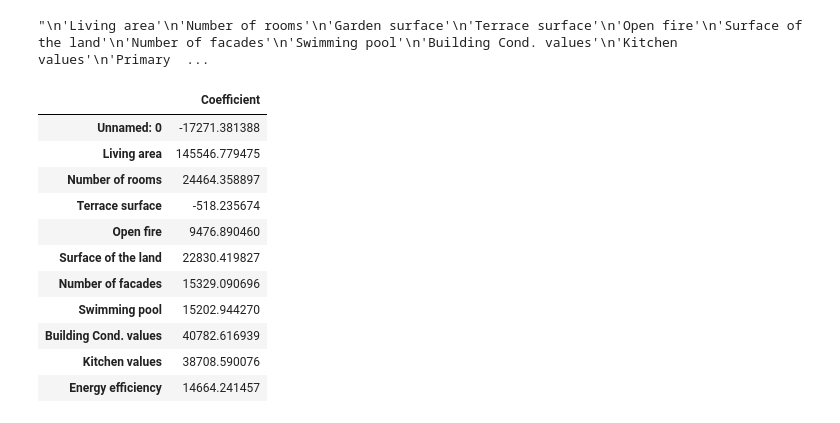
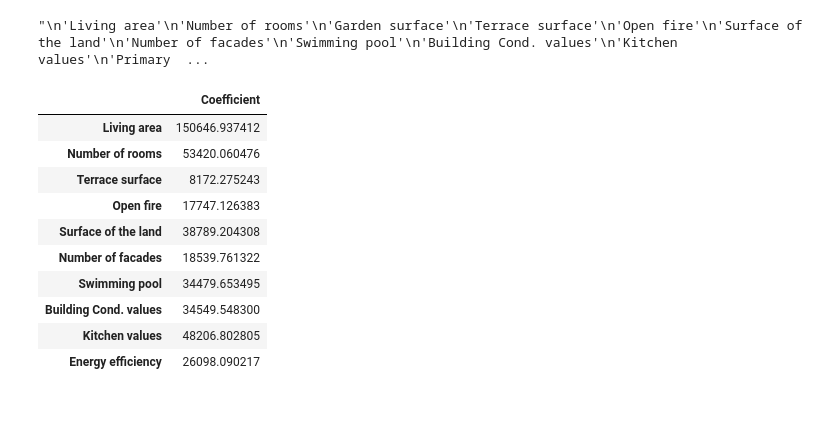
Before and after one commit to Ta-DevSark/challenge-regression, a Jupyter notebook: mourad.ipynb, the cells around one changed output. Cells and saved outputs as stored; diff of their text form; code cells hidden in the pictures.

```diff
--- a/mourad.ipynb
+++ b/mourad.ipynb
@@ -10,7 +10,8 @@ from typing import List
 from sklearn.model_selection import train_test_split
 # %%
 df = pd.read_csv('complete_houses_mod.csv')
-
+df.drop('Unnamed: 0', inplace=True, axis=1)
+df.drop('Price of square meter', inplace=True, axis=1)
 def remove_outliers(df: pd.DataFrame, columns: List[str], n_std: int) -> pd.DataFrame:
     for col in columns:
         print('Working on column: {}'.format(col))
@@ -24,12 +25,12 @@ def remove_outliers(df: pd.DataFrame, columns: List[str], n_std: int) -> pd.Data
 
 df = remove_outliers(df, ['Living area'], 3)
 df = remove_outliers(df, ['Surface of the land'], 3)
+df = remove_outliers(df, ['Garden surface'], 3)
+df = remove_outliers(df, ['Terrace surface'], 3)
+
 print(df['Living area'].max())
 print(df['Surface of the land'].max())
-df = remove_outliers(df, ['Living area'], 2)
-df = remove_outliers(df, ['Surface of the land'], 2)
-print(df['Living area'].max())
-print(df['Surface of the land'].max())
+df
 # %% [output]
 Working on column: Living area
 Working on column: Surface of the land
@@ -57,46 +88,45 @@ Working on column: Surface of the land
 # %% [output]
 "\n'Living area'\n'Number of rooms'\n'Garden surface'\n'Terrace surface'\n'Open fire'\n'Surface of the land'\n'Number of facades'\n'Swimming pool'\n'Building Cond. values'\n'Kitchen values'\n'Primary  ...
 # %%
-features = list(df.drop(columns=['Zip','Price', 'id','Garden surface', 'Price of square meter','Primary energy consumption'
+features = list(df.drop(columns=['Zip','Price', 'id','Garden surface','Primary energy consumption'
                                  ]).columns)
 
 X = df[features].to_numpy()
 y = df[['Price']].to_numpy().reshape(-1 , 1)
 
 # Instantiate the scaler
 scaler = StandardScaler()
 
 X_train, X_test, y_train, y_test = train_test_split(X, y, test_size=0.4, random_state=101)
 
 # Normalize the training and test data
 X_train = scaler.fit_transform(X_train)
 X_test = scaler.transform(X_test)
 
 lm = LinearRegression()
 lm.fit(X_train, y_train)
 
 #normalize the whole dataset for scoring
 X = scaler.transform(X)
 
 score = lm.score(X_test, y_test)
 coeff_df = pd.DataFrame(lm.coef_, columns=features)
 coeff_df = coeff_df.T
 coeff_df.columns = ['Coefficient']
 predictions = lm.predict(X_test)
 coeff_df
 # %% [output]
 |  | Coefficient |
-| Unnamed: 0 | -17271.381388 |
-| Living area | 145546.779475 |
-| Number of rooms | 24464.358897 |
-| Terrace surface | -518.235674 |
-| Open fire | 9476.890460 |
-| Surface of the land | 22830.419827 |
-| Number of facades | 15329.090696 |
-| Swimming pool | 15202.944270 |
-| Building Cond. values | 40782.616939 |
-| Kitchen values | 38708.590076 |
-| Energy efficiency | 14664.241457 |
+| Living area | 150646.937412 |
+| Number of rooms | 53420.060476 |
+| Terrace surface | 8172.275243 |
+| Open fire | 17747.126383 |
+| Surface of the land | 38789.204308 |
+| Number of facades | 18539.761322 |
+| Swimming pool | 34479.653495 |
+| Building Cond. values | 34549.548300 |
+| Kitchen values | 48206.802805 |
+| Energy efficiency | 26098.090217 |
 # %%
 plt.scatter(y_test, predictions)
 plt.xlabel('Actual Values (y_test)')
```
Also changed, not shown: parts of 8 cells of this notebook.
